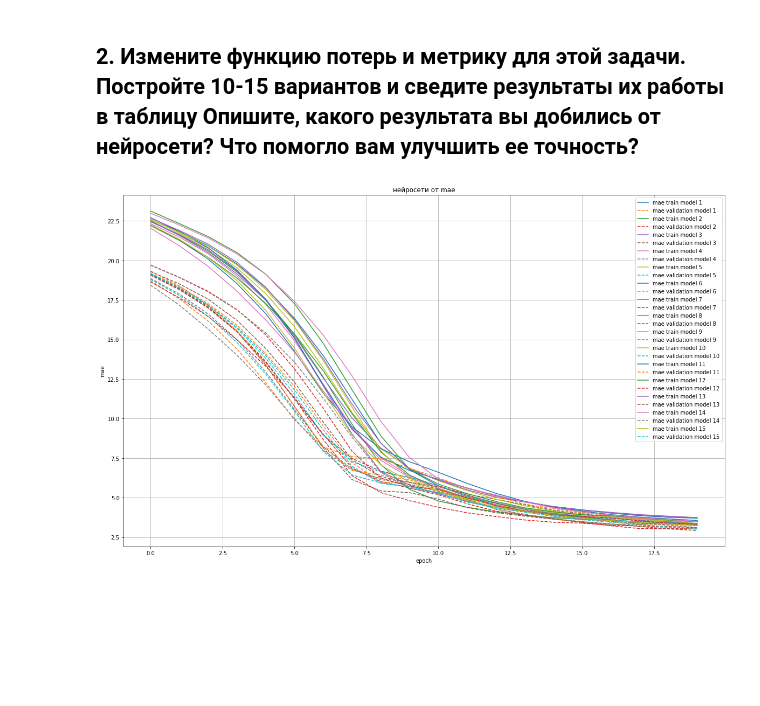
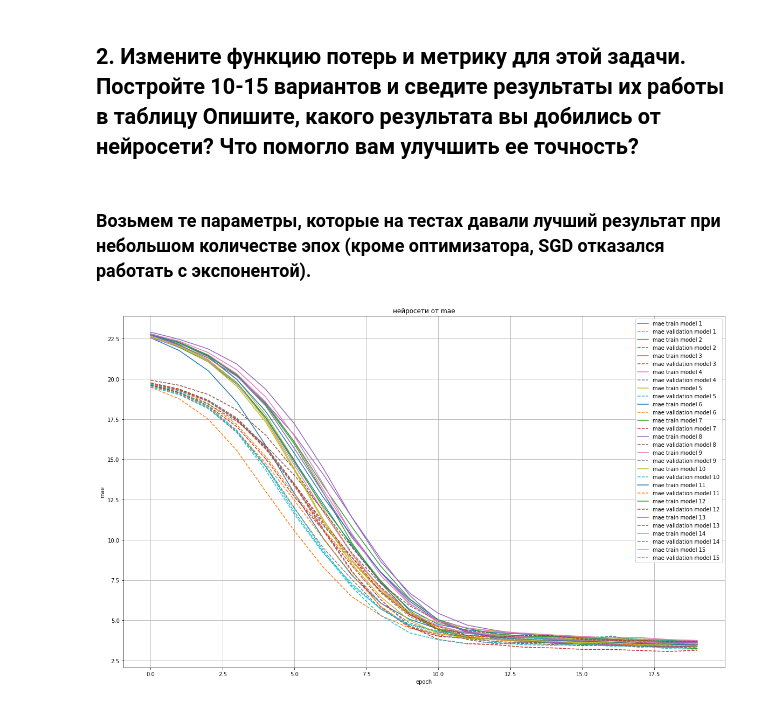
Before and after one commit to myselfadmirer/Neural_networks, a Jupyter notebook: lesson3/lesson3.ipynb, the cells around one changed output. Drawn from its saved outputs; the diff is of its cells as text; code cells hidden in the pictures; blank space fills up the shorter version.

```diff
--- a/lesson3/lesson3.ipynb
+++ b/lesson3/lesson3.ipynb
@@ -605,8 +604,10 @@ pd.DataFrame(test_results, columns=['model', 'mae', 'mse'])
 ### При большом количестве эпох примерно одинаковые результаты показывают RMS, Adam, Nadam, а при малом количестве - SGD.
 # %% [markdown]
 ## 2. Измените функцию потерь и метрику для этой задачи. Постройте 10-15 вариантов и сведите результаты их работы в таблицу  Опишите, какого результата вы добились от нейросети? Что помогло вам улучшить ее точность?
+# %% [markdown]
+### Возьмем те параметры, которые на тестах давали лучший результат при небольшом количестве эпох (кроме оптимизатора, SGD отказался работать с экспонентой).
 # %%
-neuron_numb = 50
+neuron_numb = 75
 
 test_results = []
 
@@ -615,36 +616,36 @@ plt.figure(figsize=(20,12))
 for i in range(15):
     name=f'model № {i+1}'
     model = Sequential([
       normalizer,
-      layers.Dense(neuron_numb, activation='relu'),
-      layers.Dense(neuron_numb, activation='relu'),
+      layers.Dense(neuron_numb, activation='elu'),
+      layers.Dense(neuron_numb, activation='elu'),
       layers.Dense(1, activation='linear')
     ])
 
     model.compile(
-        optimizer='adam',
+        optimizer='nadam',
         loss='mse',
         metrics=['mean_absolute_error'])
 
     model_history = model.fit(
     train_features, train_labels,
     validation_split=0.2,
     verbose=0, epochs=20)
 #     print(model_history.history)
 
     plt.plot(model_history.history['mean_absolute_error'], '-', label = f'mae train model {i+1}')
     plt.plot(model_history.history['val_mean_absolute_error'], '--', label = f'mae validation model {i+1}')
 
     mse, mae = model.evaluate(test_features, test_labels, verbose=0)
     test_results.append([name, mae, mse])
 
 plt.legend()
 plt.grid('On')
 plt.title('нейросети от mae')
 plt.xlabel('epoch')
 plt.ylabel('mae')
 plt.show()
 # %% [output]
-[figure, old version]
+[figure, new version]
 # %%
 results = pd.DataFrame(test_results, columns=['model', 'mae', 'mse'])
```
Also changed, not shown: parts of 31 cells of this notebook.
